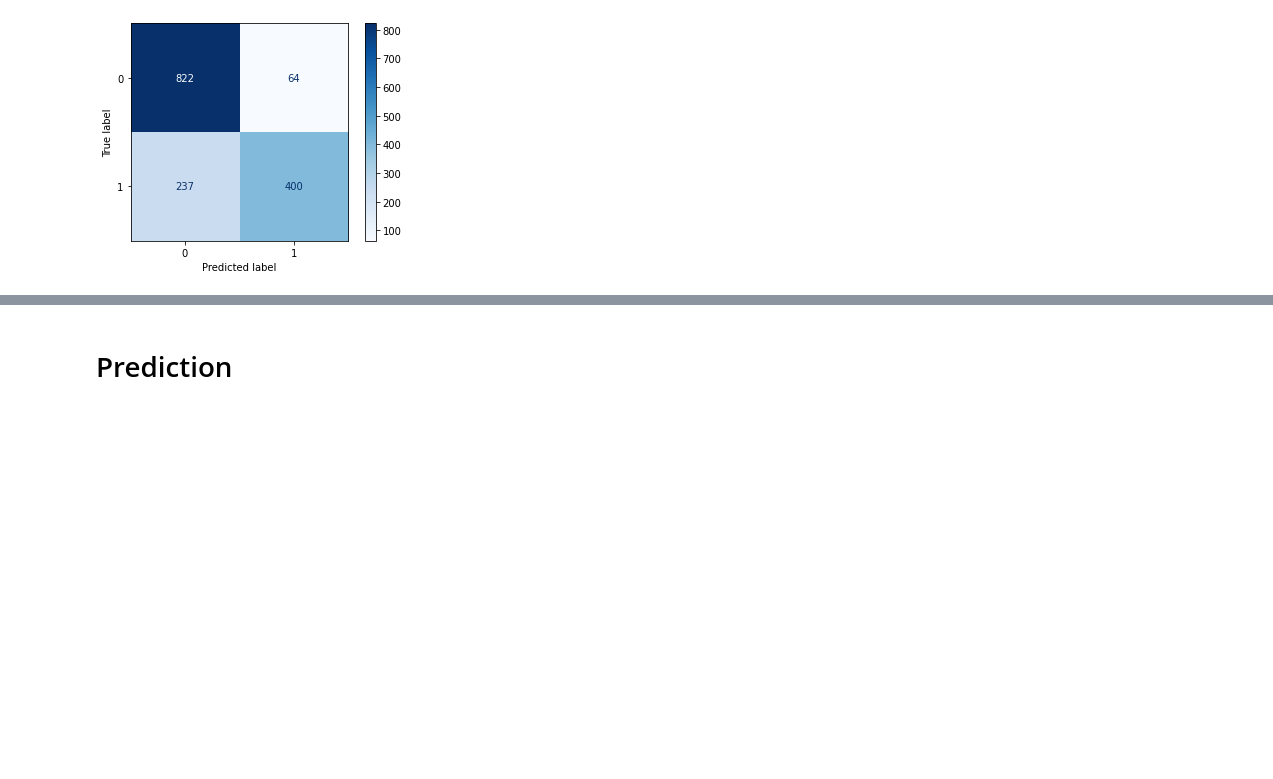
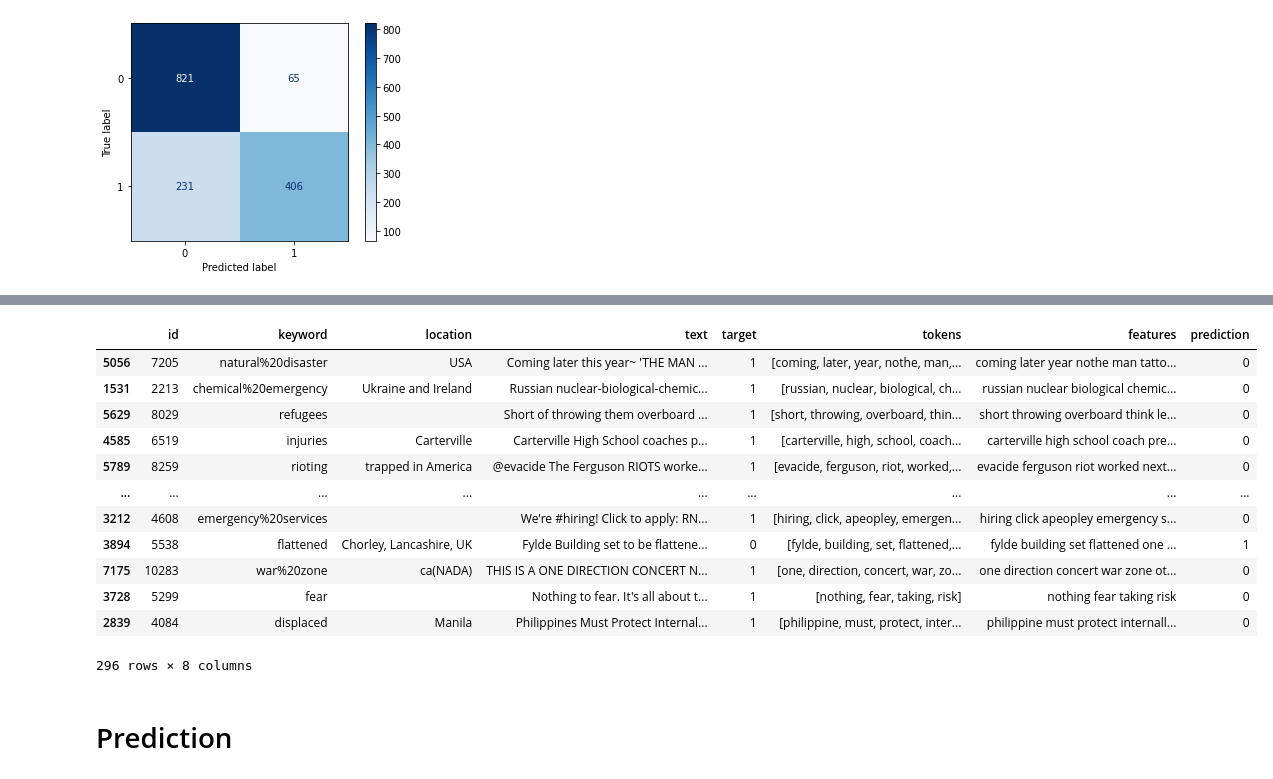
Before and after one commit to d1eg0/kaggle-nlp-disaster-tweets, a Jupyter notebook: notebooks/nlp_disaster_tweets.ipynb, the cells around one changed output, grey strips where cells are left out. Saved outputs shown, nothing was run; the diff lists cells and outputs as text; code cells hidden in the pictures; blank space fills up the shorter version.

```diff
--- a/notebooks/nlp_disaster_tweets.ipynb
+++ b/notebooks/nlp_disaster_tweets.ipynb
@@ -134,3 +248,3 @@ X_test = X[X_test_df.index]
 # %%
-classifier = RandomForestClassifier(n_estimators=1000, random_state=0)
-classifier.fit(X_train, y_train)
+classifier = RandomForestClassifier(n_estimators=2000, random_state=0)
+#classifier = naive_bayes.MultinomialNB()
@@ -140,0 +251,4 @@ y_pred = classifier.predict(X_test)
+# %%
+model = pipeline.Pipeline([("vectorizer", vectorizer),
+                           ("classifier", classifier)])
+model["classifier"].fit(X_train, y_train)
@@ -141,3 +257,7 @@ y_pred = classifier.predict(X_test)
+# %%
+X_test = test["features"].values
+predicted = model.predict(X_test)
+y_pred = model.predict(X_test)
 # %%
 print(classification_report(y_test,y_pred))
 print(accuracy_score(y_test, y_pred))
@@ -163,5 +283,5 @@ plot_confusion_matrix(classifier, X_test, y_test,
 <sklearn.metrics._plot.confusion_matrix.ConfusionMatrixDisplay at 0x...>
 [figure]
 # %%
-X_test_df.loc[:,"prediction"] = y_pred
+test.loc[:,"prediction"] = y_pred
 # %% [output]
@@ -193,3 +298,19 @@ X_test_df[X_test_df["target"] != X_test_df["prediction"]].head(50)
+# %%
+test[test["target"] != test["prediction"]]
+# %% [output]
+|  | id | keyword | location | text | target | tokens | features | prediction |
+| 5056 | 7205 | natural%20disaster | USA | Coming later this year~ 'THE MAN ... | 1 | [coming, later, year, nothe, man,... | coming later year nothe man tatto... | 0 |
+| 1531 | 2213 | chemical%20emergency | Ukraine and Ireland | Russian nuclear-biological-chemic... | 1 | [russian, nuclear, biological, ch... | russian nuclear biological chemic... | 0 |
+| 5629 | 8029 | refugees |  | Short of throwing them overboard ... | 1 | [short, throwing, overboard, thin... | short throwing overboard think le... | 0 |
+| 4585 | 6519 | injuries | Carterville | Carterville High School coaches p... | 1 | [carterville, high, school, coach... | carterville high school coach pre... | 0 |
+| 5789 | 8259 | rioting | trapped in America | @evacide The Ferguson RIOTS worke... | 1 | [evacide, ferguson, riot, worked,... | evacide ferguson riot worked next... | 0 |
+| ... | ... | ... | ... | ... | ... | ... | ... | ... |
+| 3212 | 4608 | emergency%20services |  | We're #hiring! Click to apply: RN... | 1 | [hiring, click, apeopley, emergen... | hiring click apeopley emergency s... | 0 |
+| 3894 | 5538 | flattened | Chorley, Lancashire, UK | Fylde Building set to be flattene... | 0 | [fylde, building, set, flattened,... | fylde building set flattened one ... | 1 |
+| 7175 | 10283 | war%20zone | ca(NADA) | THIS IS A ONE DIRECTION CONCERT N... | 1 | [one, direction, concert, war, zo... | one direction concert war zone ot... | 0 |
+| 3728 | 5299 | fear |  | Nothing to fear. It's all about t... | 1 | [nothing, fear, taking, risk] | nothing fear taking risk | 0 |
+| 2839 | 4084 | displaced | Manila | Philippines Must Protect Internal... | 1 | [philippine, must, protect, inter... | philippine must protect internall... | 0 |
+296 rows × 8 columns
 # %% [markdown]
 # Prediction
 # %%
```
Also changed, not shown: parts of 31 cells of this notebook, 1 other file.
